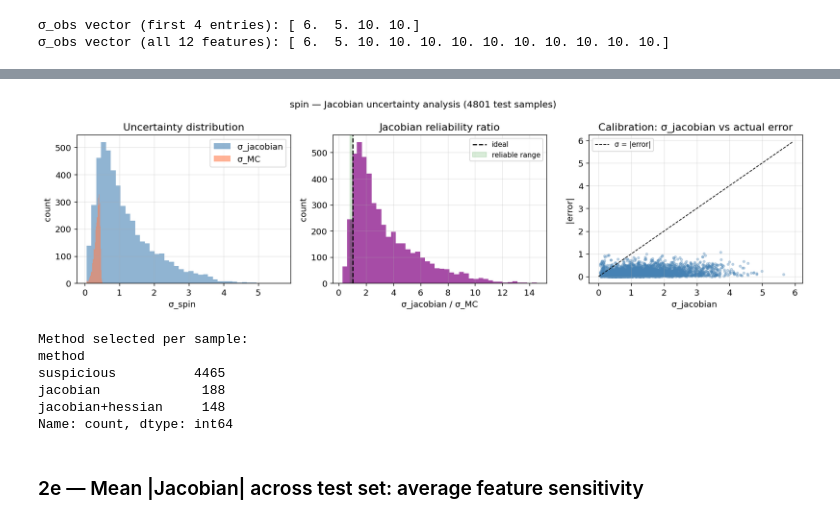
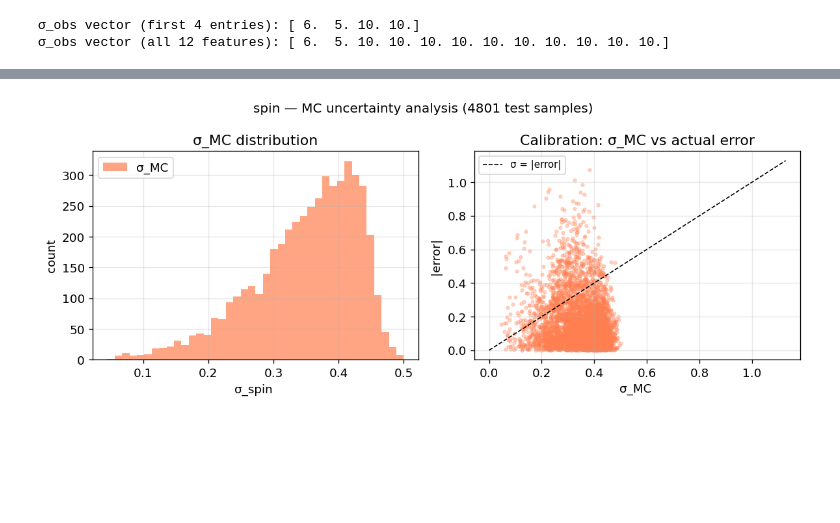
Before and after one commit to RamiAlBel/SMBH-HotSpot-Orbits, a Jupyter notebook: notebooks/uncertainty_estimation.ipynb, the cells around one changed output, grey strips where cells are left out. Saved outputs shown, nothing was run; the diff lists cells and outputs as text; code cells hidden in the pictures; blank space fills up the shorter version.

```diff
--- a/notebooks/uncertainty_estimation.ipynb
+++ b/notebooks/uncertainty_estimation.ipynb
@@ -695,59 +620,36 @@ Running Jacobian analysis on 4801 test samples...
 # %%
-# Distribution of σ_jacobian and σ_mc across test set
-fig, axes = plt.subplots(1, 3, figsize=(14, 4))
+# Distribution of σ_MC across test set
+fig, axes = plt.subplots(1, 2, figsize=(10, 4))
 
 disp_scale = np.rad2deg(1.0) if JACOBIAN_TARGET in RAD_TARGETS else 1.0
 unit_label  = "[deg]" if JACOBIAN_TARGET in RAD_TARGETS else ""
 
-sj = df_batch["sigma_jacobian"].values * disp_scale
 sm = df_batch["sigma_mc"].values * disp_scale
-ratios = df_batch["ratio"].values
 
-# σ distributions
-axes[0].hist(sj, bins=40, alpha=0.6, label="σ_jacobian", color="steelblue")
-axes[0].hist(sm, bins=40, alpha=0.6, label="σ_MC",       color="coral")
+# σ_MC distribution
+axes[0].hist(sm, bins=40, alpha=0.7, color="coral", label="σ_MC")
 axes[0].set_xlabel(f"σ_{JACOBIAN_TARGET} {unit_label}")
 axes[0].set_ylabel("count")
-axes[0].set_title("Uncertainty distribution")
+axes[0].set_title("σ_MC distribution")
 axes[0].legend()
 axes[0].grid(True, alpha=0.3)
 
-# Jacobian/MC ratio
-axes[1].hist(ratios[np.isfinite(ratios)], bins=40, color="purple", alpha=0.7)
-axes[1].axvline(1.0, color="k", linestyle="--", label="ideal")
-axes[1].axvspan(0.8, 1.0, alpha=0.15, color="green", label="reliable range")
-axes[1].set_xlabel("σ_jacobian / σ_MC")
-axes[1].set_ylabel("count")
-axes[1].set_title("Jacobian reliability ratio")
+# σ_MC vs |error| scatter
+errors = np.abs(df_batch["y_true"].values - df_batch["y_pred"].values) * disp_scale
+axes[1].scatter(sm, errors, alpha=0.3, s=8, color="coral")
+lim = max(sm.max(), errors.max()) * 1.05
+axes[1].plot([0, lim], [0, lim], "k--", lw=1, label="σ = |error|")
+axes[1].set_xlabel(f"σ_MC {unit_label}")
+axes[1].set_ylabel(f"|error| {unit_label}")
+axes[1].set_title("Calibration: σ_MC vs actual error")
 axes[1].legend(fontsize=9)
 axes[1].grid(True, alpha=0.3)
 
-# σ_jacobian vs |error| scatter
-errors = np.abs(df_batch["y_true"].values - df_batch["y_pred"].values) * disp_scale
-axes[2].scatter(sj, errors, alpha=0.3, s=8, color="steelblue")
-lim = max(sj.max(), errors.max()) * 1.05
-axes[2].plot([0, lim], [0, lim], "k--", lw=1, label="σ = |error|")
-axes[2].set_xlabel(f"σ_jacobian {unit_label}")
-axes[2].set_ylabel(f"|error| {unit_label}")
-axes[2].set_title("Calibration: σ_jacobian vs actual error")
-axes[2].legend(fontsize=9)
-axes[2].grid(True, alpha=0.3)
-
-plt.suptitle(f"{JACOBIAN_TARGET} — Jacobian uncertainty analysis ({N_BATCH_SAMPLES} test samples)",
-             fontsize=12)
+plt.suptitle(
+    f"{JACOBIAN_TARGET} — MC uncertainty analysis ({N_BATCH_SAMPLES} test samples)",
+    fontsize=12
+)
 plt.tight_layout()
 plt.show()
-
-# Method breakdown
-print("\nMethod selected per sample:")
-print(df_batch["method"].value_counts())
 # %% [output]
-[figure, old version]
+[figure, new version]
-Method selected per sample:
-method
-suspicious          4465
-jacobian             188
-jacobian+hessian     148
-Name: count, dtype: int64
-# %% [markdown]
-### 2e — Mean |Jacobian| across test set: average feature sensitivity
```
Also changed, not shown: parts of 16 cells of this notebook, 9 other files.
